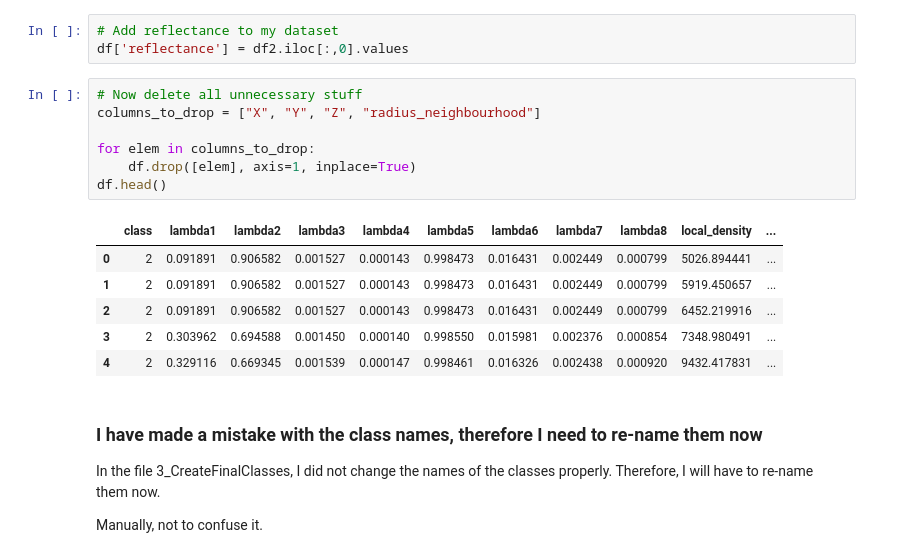
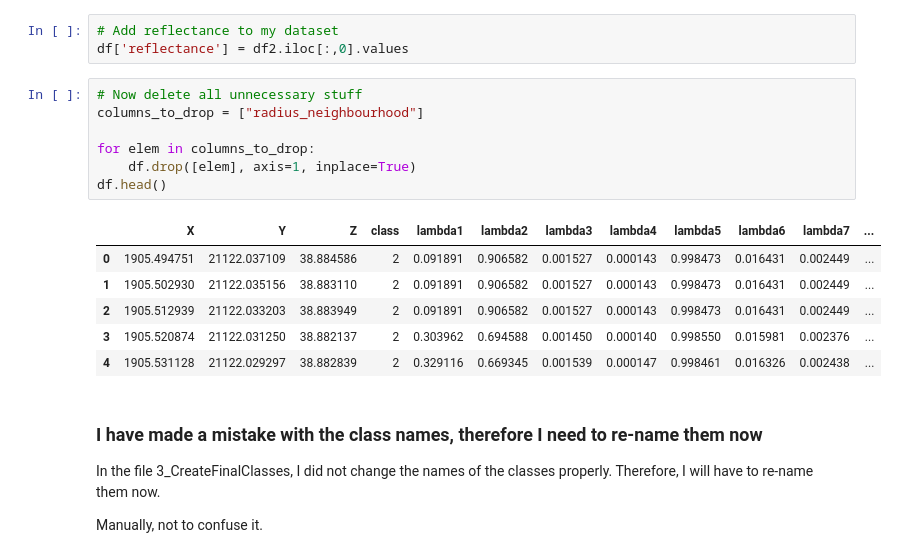
Before and after one commit to NoemiRoecklinger/dissertation, a Jupyter notebook: 6_ScenarioB_features_50NN.ipynb, the cells around one changed output. Drawn from its saved outputs; the diff is of its cells as text.

```diff
--- a/6_ScenarioB_features_50NN.ipynb
+++ b/6_ScenarioB_features_50NN.ipynb
@@ -53,18 +53,18 @@ df2.head()
 df['reflectance'] = df2.iloc[:,0].values
 # %%
 # Now delete all unnecessary stuff
-columns_to_drop = ["X", "Y", "Z", "radius_neighbourhood"]
+columns_to_drop = ["radius_neighbourhood"]
 
 for elem in columns_to_drop:
     df.drop([elem], axis=1, inplace=True)
 df.head()
 # %% [output]
-|  | class | lambda1 | lambda2 | lambda3 | lambda4 | lambda5 | lambda6 | lambda7 | lambda8 | local_density | ... |
-| 0 | 2 | 0.091891 | 0.906582 | 0.001527 | 0.000143 | 0.998473 | 0.016431 | 0.002449 | 0.000799 | 5026.894441 | ... |
-| 1 | 2 | 0.091891 | 0.906582 | 0.001527 | 0.000143 | 0.998473 | 0.016431 | 0.002449 | 0.000799 | 5919.450657 | ... |
-| 2 | 2 | 0.091891 | 0.906582 | 0.001527 | 0.000143 | 0.998473 | 0.016431 | 0.002449 | 0.000799 | 6452.219916 | ... |
-| 3 | 2 | 0.303962 | 0.694588 | 0.001450 | 0.000140 | 0.998550 | 0.015981 | 0.002376 | 0.000854 | 7348.980491 | ... |
-| 4 | 2 | 0.329116 | 0.669345 | 0.001539 | 0.000147 | 0.998461 | 0.016326 | 0.002438 | 0.000920 | 9432.417831 | ... |
+|  | X | Y | Z | class | lambda1 | lambda2 | lambda3 | lambda4 | lambda5 | lambda6 | lambda7 | ... |
+| 0 | 1905.494751 | 21122.037109 | 38.884586 | 2 | 0.091891 | 0.906582 | 0.001527 | 0.000143 | 0.998473 | 0.016431 | 0.002449 | ... |
+| 1 | 1905.502930 | 21122.035156 | 38.883110 | 2 | 0.091891 | 0.906582 | 0.001527 | 0.000143 | 0.998473 | 0.016431 | 0.002449 | ... |
+| 2 | 1905.512939 | 21122.033203 | 38.883949 | 2 | 0.091891 | 0.906582 | 0.001527 | 0.000143 | 0.998473 | 0.016431 | 0.002449 | ... |
+| 3 | 1905.520874 | 21122.031250 | 38.882137 | 2 | 0.303962 | 0.694588 | 0.001450 | 0.000140 | 0.998550 | 0.015981 | 0.002376 | ... |
+| 4 | 1905.531128 | 21122.029297 | 38.882839 | 2 | 0.329116 | 0.669345 | 0.001539 | 0.000147 | 0.998461 | 0.016326 | 0.002438 | ... |
 # %% [markdown]
 ### I have made a mistake with the class names, therefore I need to re-name them now
 
```
Also changed, not shown: parts of 1 cell of this notebook, 40 other files.
